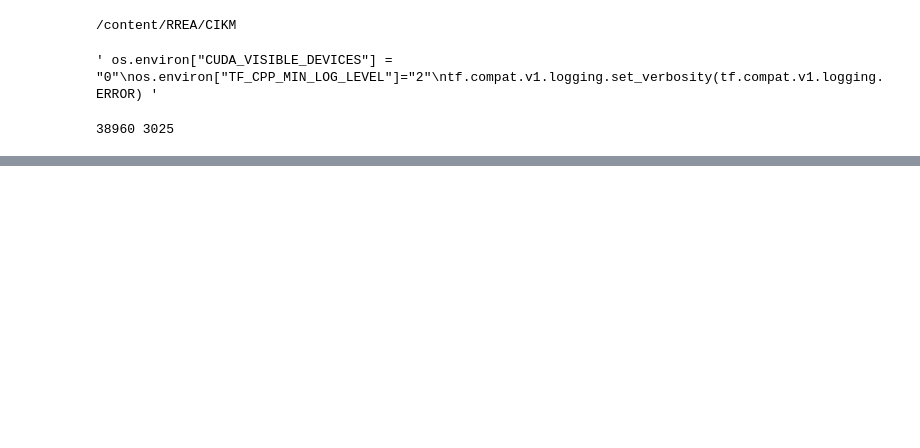
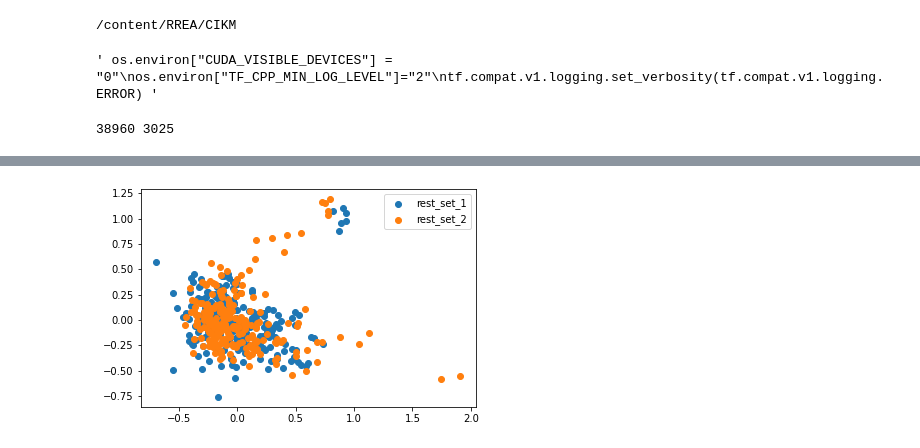
Before and after one commit to abramed/RREA, a Jupyter notebook: CIKM/RREA.ipynb, the cells around one changed output, grey strips where cells are left out. Saved outputs shown, nothing was run; the diff lists cells and outputs as text; code cells hidden in the pictures; blank space fills up the shorter version.

```diff
--- a/CIKM/RREA.ipynb
+++ b/CIKM/RREA.ipynb
@@ -201,0 +250,22 @@ for turn in range(5):
+# %%
+from sklearn.decomposition import PCA
+import matplotlib.pyplot as plt
+
+# get embeddings
+vec = get_embedding()
+Lvec = np.array([vec[e] for e in rest_set_1])
+Rvec = np.array([vec[e] for e in rest_set_2])
+
+# apply PCA to reduce dimensionality to 2D
+pca = PCA(n_components=2)
+Lvec_pca = pca.fit_transform(Lvec)
+Rvec_pca = pca.fit_transform(Rvec)
+
+# plot embeddings
+fig, ax = plt.subplots()
+ax.scatter(Lvec_pca[:, 0], Lvec_pca[:, 1], label='rest_set_1')
+ax.scatter(Rvec_pca[:, 0], Rvec_pca[:, 1], label='rest_set_2')
+ax.legend()
+plt.show()
+# %% [output]
+[figure, added]
```
Also changed, not shown: parts of 7 cells of this notebook.
